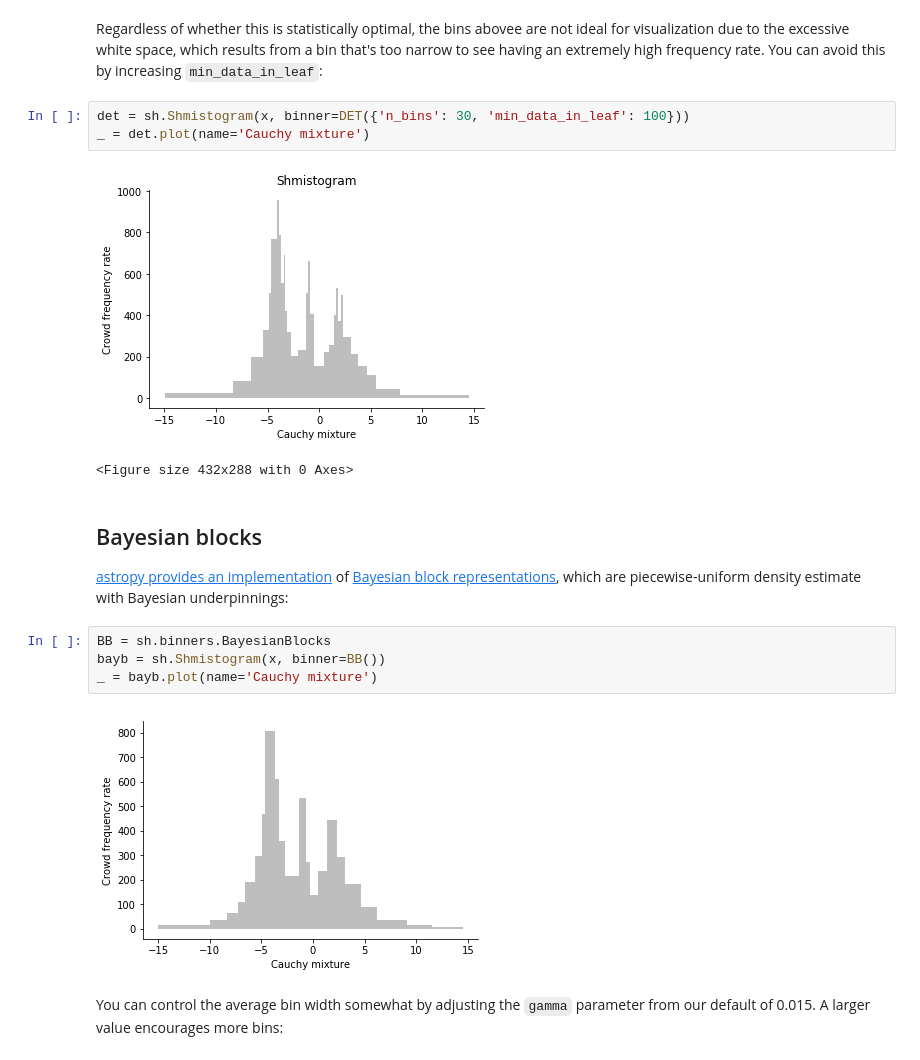
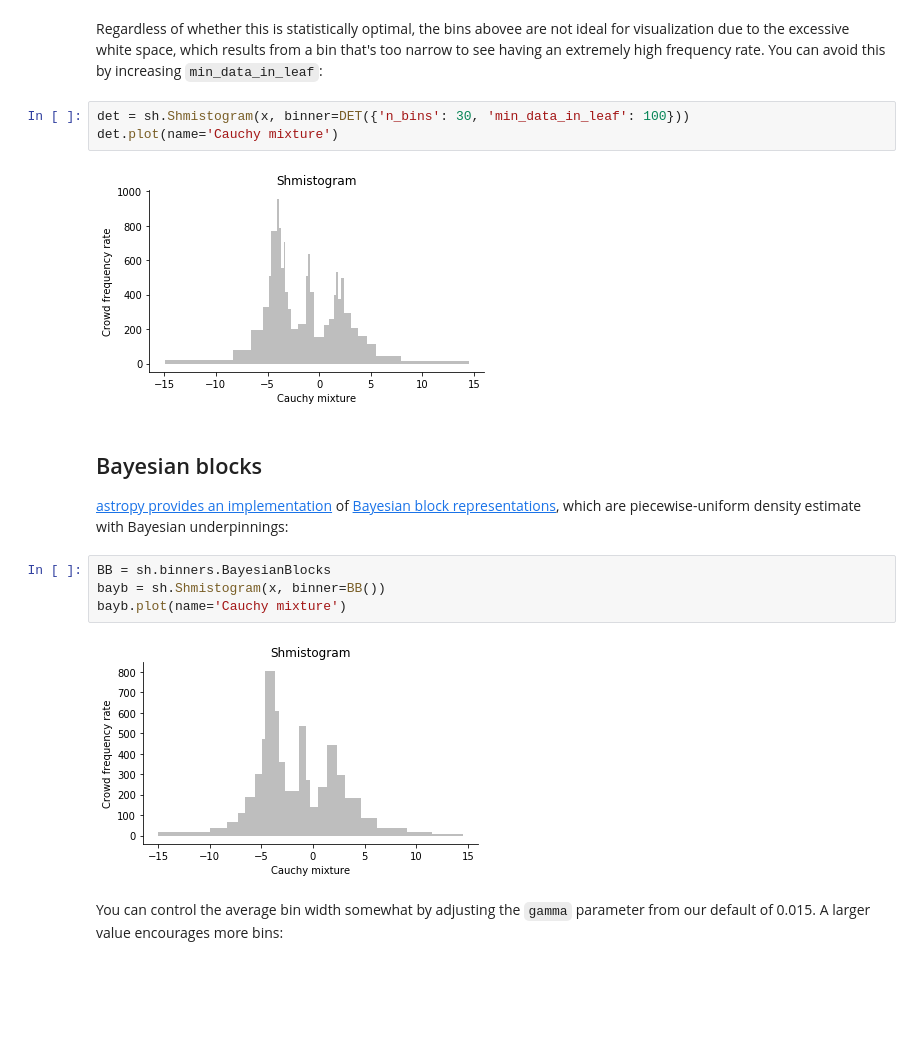
Before and after one commit to zkurtz/shmistogram, a Jupyter notebook: demo/binning_methods.ipynb, the cells around one changed output. Saved outputs shown, nothing was run; the diff lists cells and outputs as text; blank space fills up the shorter version.

```diff
--- a/demo/binning_methods.ipynb
+++ b/demo/binning_methods.ipynb
@@ -33,10 +31,9 @@ _ = det.plot(name='Cauchy mixture')
 Regardless of whether this is statistically optimal, the bins abovee are not ideal for visualization due to the excessive white space, which results from a bin that's too narrow to see having an extremely high frequency rate. You can avoid this by increasing `min_data_in_leaf`:
 # %%
 det = sh.Shmistogram(x, binner=DET({'n_bins': 30, 'min_data_in_leaf': 100}))
-_ = det.plot(name='Cauchy mixture')
+det.plot(name='Cauchy mixture')
 # %% [output]
-[figure, old version]
+[figure, new version]
-<Figure size 432x288 with 0 Axes>
 # %% [markdown]
 ## Bayesian blocks
 
@@ -46,9 +43,9 @@ which are piecewise-uniform density estimate with Bayesian underpinnings:
 # %%
 BB = sh.binners.BayesianBlocks
 bayb = sh.Shmistogram(x, binner=BB())
-_ = bayb.plot(name='Cauchy mixture')
+bayb.plot(name='Cauchy mixture')
 # %% [output]
-[figure, old version]
+[figure, new version]
 # %% [markdown]
 You can control the average bin width somewhat by adjusting the `gamma` parameter from our default of 0.015. A larger value encourages more bins:
 # %%
```
Also changed, not shown: parts of 4 cells of this notebook, 4 other files.
